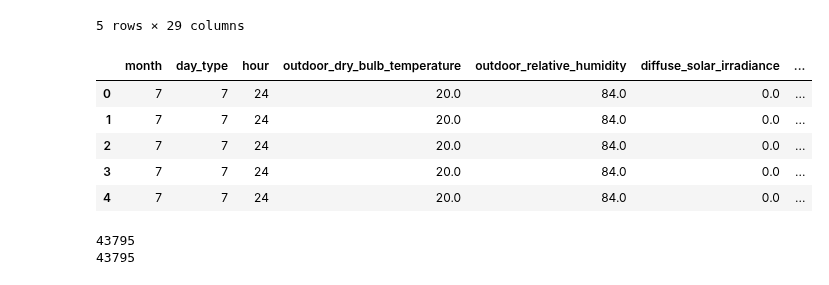
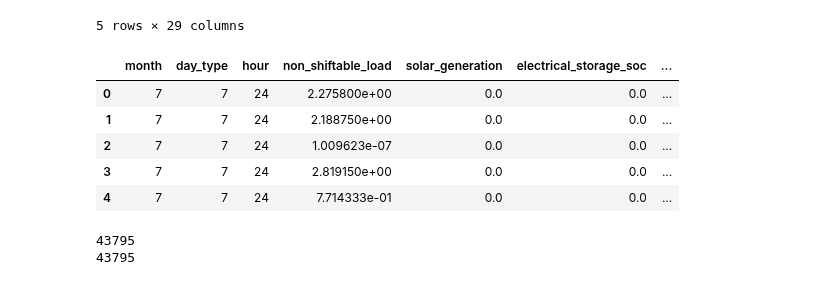
Before and after one commit to TeamEpochGithub/citylearn2022, a Jupyter notebook: traineval/training/tpot_actions/tpot_actions.ipynb, the cells around one changed output. Cells and saved outputs as stored; diff of their text form; code cells hidden in the pictures.

```diff
--- a/traineval/training/tpot_actions/tpot_actions.ipynb
+++ b/traineval/training/tpot_actions/tpot_actions.ipynb
@@ -57,26 +61,23 @@ df.head()
 # %%
 df = df[["month",
     "day_type",
     "hour",
-    "outdoor_dry_bulb_temperature",
-    "outdoor_relative_humidity",
-    "diffuse_solar_irradiance",
-    "direct_solar_irradiance",
-    "carbon_intensity",
     "non_shiftable_load",
     "solar_generation",
     "electrical_storage_soc",
     "net_electricity_consumption",
-    "electricity_pricing",
-    "action"]]
+    "action",
+    "consumption_hour1",
+    "consumption_hour2",
+    "consumption_hour3"]]
 df.head()
 # %% [output]
-|  | month | day_type | hour | outdoor_dry_bulb_temperature | outdoor_relative_humidity | diffuse_solar_irradiance | ... |
-| 0 | 7 | 7 | 24 | 20.0 | 84.0 | 0.0 | ... |
-| 1 | 7 | 7 | 24 | 20.0 | 84.0 | 0.0 | ... |
-| 2 | 7 | 7 | 24 | 20.0 | 84.0 | 0.0 | ... |
-| 3 | 7 | 7 | 24 | 20.0 | 84.0 | 0.0 | ... |
-| 4 | 7 | 7 | 24 | 20.0 | 84.0 | 0.0 | ... |
+|  | month | day_type | hour | non_shiftable_load | solar_generation | electrical_storage_soc | ... |
+| 0 | 7 | 7 | 24 | 2.275800e+00 | 0.0 | 0.0 | ... |
+| 1 | 7 | 7 | 24 | 2.188750e+00 | 0.0 | 0.0 | ... |
+| 2 | 7 | 7 | 24 | 1.009623e-07 | 0.0 | 0.0 | ... |
+| 3 | 7 | 7 | 24 | 2.819150e+00 | 0.0 | 0.0 | ... |
+| 4 | 7 | 7 | 24 | 7.714333e-01 | 0.0 | 0.0 | ... |
 # %%
 import numpy as np
 from sklearn.model_selection import LeaveOneGroupOut
```
Also changed, not shown: parts of 4 cells of this notebook, 6 other files.
